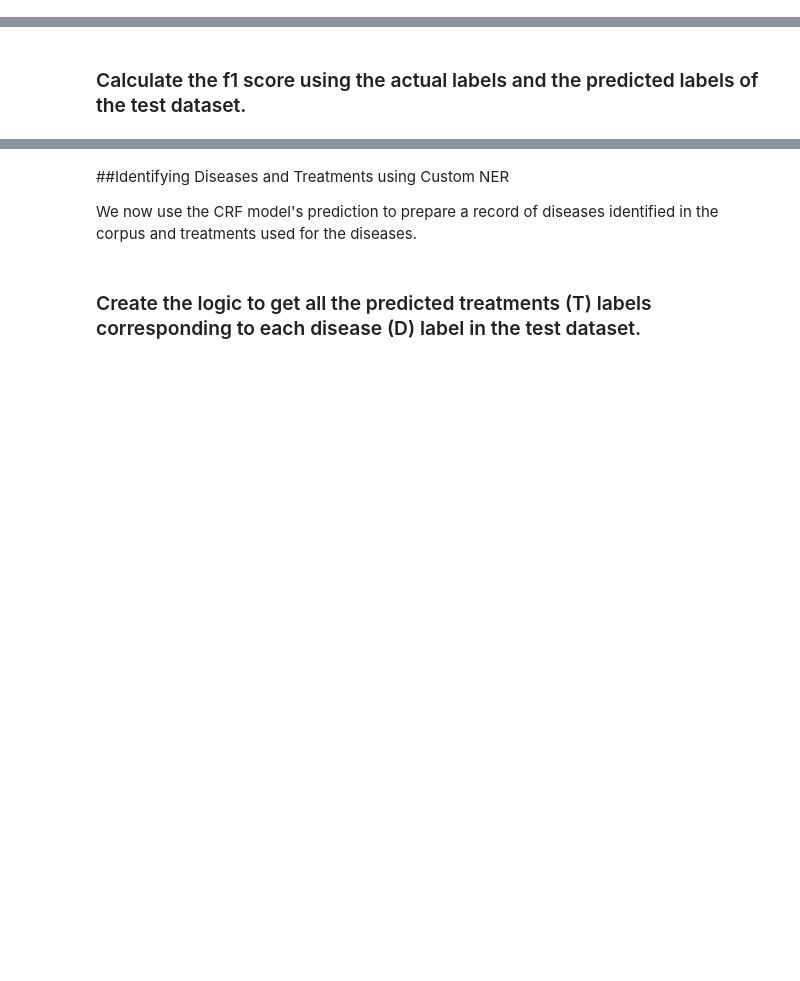
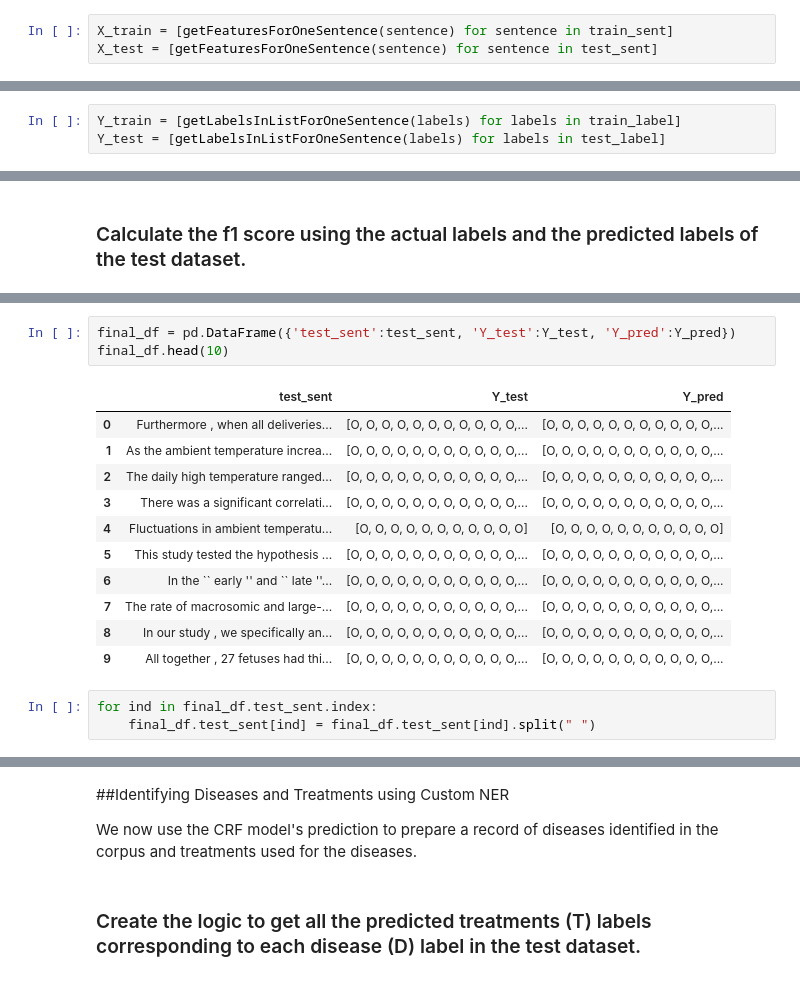
Before and after one commit to abhijeetpj/NLP-Name-Entity-Recognition, a Jupyter notebook: Assignment.ipynb, the cells around one changed output, grey strips where cells are left out. Cells and saved outputs as stored; diff of their text form; blank space fills up the shorter version.

```diff
--- a/Assignment.ipynb
+++ b/Assignment.ipynb
@@ -235,7 +335,13 @@ Correctly computing X and Y sequence matrices for training and test data.
 Check that both sentences and labels are processed
 # %% [markdown]
 ### Define the features' values for each sentence as input variable  for CRF model in test and the train dataset
+# %%
+X_train = [getFeaturesForOneSentence(sentence) for sentence in train_sent]
+X_test = [getFeaturesForOneSentence(sentence) for sentence in test_sent]
 # %% [markdown]
 ### Define the labels as the target variable for test and the train dataset
+# %%
+Y_train = [getLabelsInListForOneSentence(labels) for labels in train_label]
+Y_test = [getLabelsInListForOneSentence(labels) for labels in test_label]
 # %% [markdown]
 ## Build the CRF Model
@@ -249,0 +398,18 @@ Check that both sentences and labels are processed
+# %%
+final_df = pd.DataFrame({'test_sent':test_sent, 'Y_test':Y_test, 'Y_pred':Y_pred})
+final_df.head(10)
+# %% [output]
+|  | test_sent | Y_test | Y_pred |
+| 0 | Furthermore , when all deliveries... | [O, O, O, O, O, O, O, O, O, O, O,... | [O, O, O, O, O, O, O, O, O, O, O,... |
+| 1 | As the ambient temperature increa... | [O, O, O, O, O, O, O, O, O, O, O,... | [O, O, O, O, O, O, O, O, O, O, O,... |
+| 2 | The daily high temperature ranged... | [O, O, O, O, O, O, O, O, O, O, O,... | [O, O, O, O, O, O, O, O, O, O, O,... |
+| 3 | There was a significant correlati... | [O, O, O, O, O, O, O, O, O, O, O,... | [O, O, O, O, O, O, O, O, O, O, O,... |
+| 4 | Fluctuations in ambient temperatu... | [O, O, O, O, O, O, O, O, O, O, O] | [O, O, O, O, O, O, O, O, O, O, O] |
+| 5 | This study tested the hypothesis ... | [O, O, O, O, O, O, O, O, O, O, O,... | [O, O, O, O, O, O, O, O, O, O, O,... |
+| 6 | In the `` early '' and `` late ''... | [O, O, O, O, O, O, O, O, O, O, O,... | [O, O, O, O, O, O, O, O, O, O, O,... |
+| 7 | The rate of macrosomic and large-... | [O, O, O, O, O, O, O, O, O, O, O,... | [O, O, O, O, O, O, O, O, O, O, O,... |
+| 8 | In our study , we specifically an... | [O, O, O, O, O, O, O, O, O, O, O,... | [O, O, O, O, O, O, O, O, O, O, O,... |
+| 9 | All together , 27 fetuses had thi... | [O, O, O, O, O, O, O, O, O, O, O,... | [O, O, O, O, O, O, O, O, O, O, O,... |
+# %%
+for ind in final_df.test_sent.index:
+    final_df.test_sent[ind] = final_df.test_sent[ind].split(" ")
```
Also changed, not shown: parts of 34 cells of this notebook.
